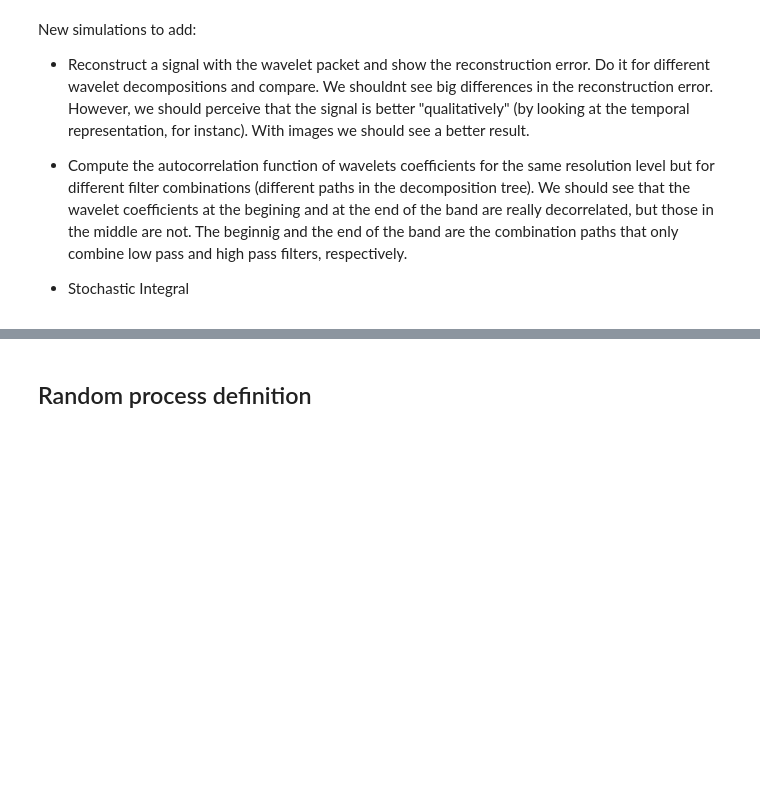
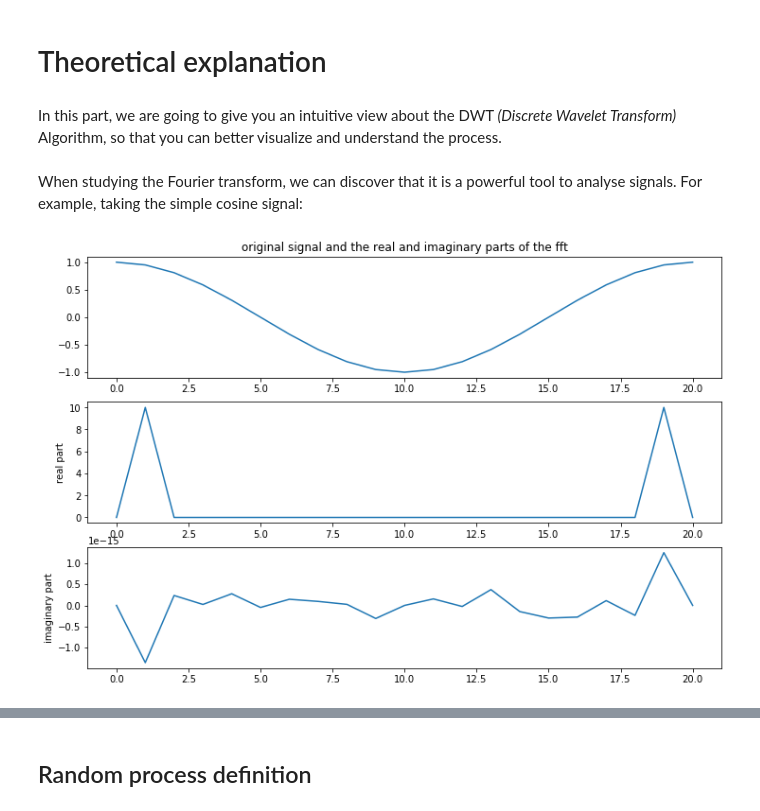
Before and after one commit to gonzaq94/Wavelets, a Jupyter notebook: wavelets simulations.ipynb, the cells around one changed output, grey strips where cells are left out. Cells and saved outputs as stored; diff of their text form; code cells hidden in the pictures; blank space fills up the shorter version.

Commit message:
added new simulations and merged with theoretical explanation

```diff
--- a/wavelets simulations.ipynb
+++ b/wavelets simulations.ipynb
@@ -2,11 +2,41 @@
 import pywt
 import numpy as np
 import matplotlib.pyplot as plt
-# %% [markdown]
-New simulations to add:
-
-- Reconstruct a signal with the wavelet packet and show the reconstruction error. Do it for different wavelet decompositions and compare. We shouldnt see big differences in the reconstruction error. However, we should perceive that the signal is better "qualitatively" (by looking at the temporal representation, for instanc). With images we should see a better result.
-
-- Compute the autocorrelation function of wavelets coefficients for the same resolution level but for different filter combinations (different paths in the decomposition tree). We should see that the wavelet coefficients at the begining and at the end of the band are really decorrelated, but those in the middle are not. The beginnig and the end of the band are the combination paths that only combine low pass and high pass filters, respectively.
-
-- Stochastic Integral
+# %% [markdown]
+# Theoretical explanation
+# %% [markdown]
+In this part, we are going to give you an intuitive view about the DWT _(Discrete Wavelet Transform)_ Algorithm, so that you can better visualize and understand the process.
+# %% [markdown]
+When studying the Fourier transform, we can discover that it is a powerful tool to analyse signals. For example, taking the simple cosine signal:
+# %%
+import numpy as np
+import matplotlib.pyplot as plt
+
+n = 20
+
+# definition of a
+m = np.arange(n)
+a = np.cos(m * 2*np.pi/n)
+
+# visualisation of a
+plt.figure(figsize=(12,8))
+plt.subplot(311)
+plt.plot( np.append(a, a[0]) )
+plt.title('original signal and the real and imaginary parts of the fft')
+# calcul de A
+A = np.fft.fft(a)
+
+# visualisation of A
+
+B = np.append(A, A[0])
+plt.subplot(312)
+plt.plot(np.real(B))
+plt.ylabel("real part")
+
+plt.subplot(313)
+plt.plot(np.imag(B))
+plt.ylabel("imaginary part")
+
+plt.show()
+# %% [output]
+[figure, added]
```
Also changed, not shown: parts of 25 cells of this notebook.
